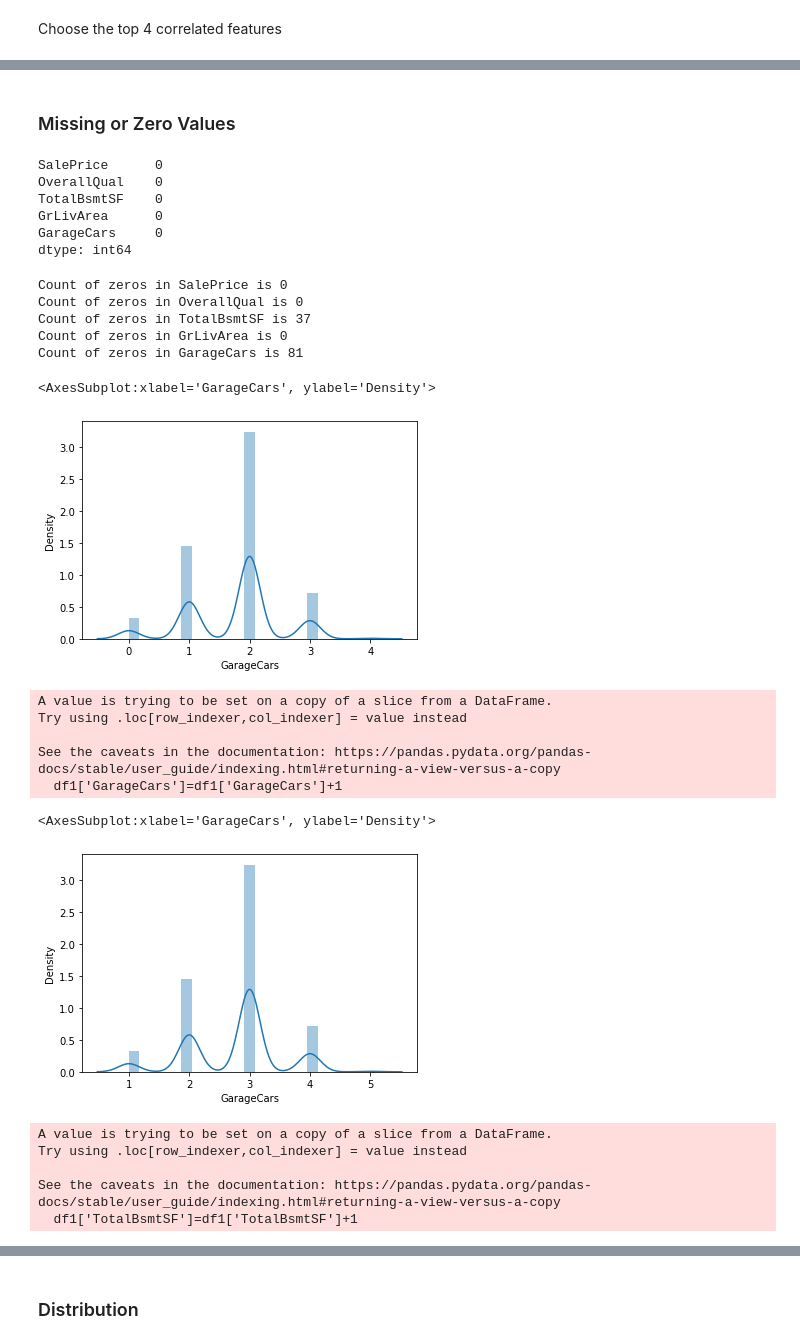
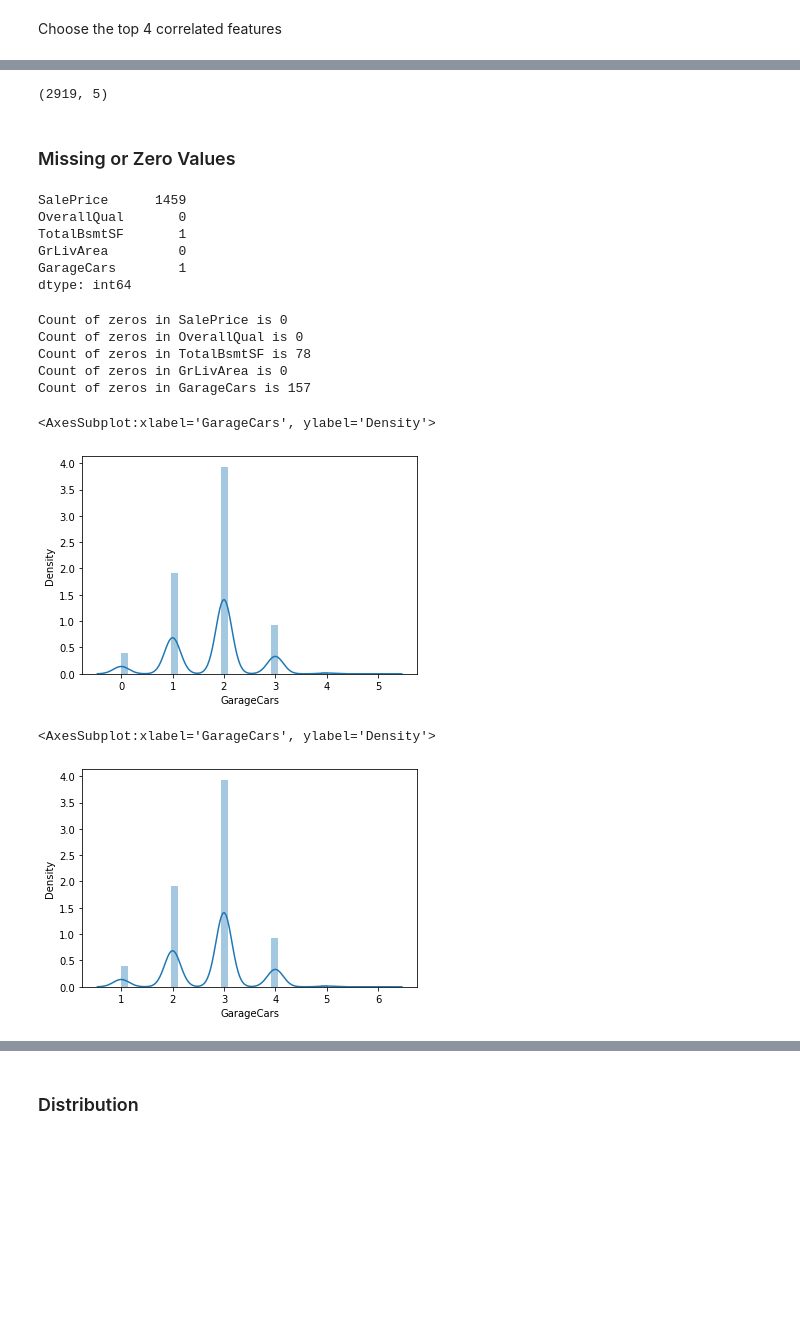
Before and after one commit to LooyeeNg/DataScienceProjects, a Jupyter notebook: house price predictions/house-price-predictions.ipynb, the cells around one changed output, grey strips where cells are left out. Drawn from its saved outputs; the diff is of its cells as text; code cells hidden in the pictures; blank space fills up the shorter version.

```diff
--- a/house price predictions/house-price-predictions.ipynb
+++ b/house price predictions/house-price-predictions.ipynb
@@ -6,6 +6,6 @@ import seaborn as sns
 import statistics
 from sklearn.model_selection import train_test_split
 # %%
-df = pd.read_csv('train.csv')
-df_test = pd.read_csv('test.csv')
+train_df = pd.read_csv('train.csv')
+test_df = pd.read_csv('test.csv')
 # %%
@@ -24,4 +29,6 @@ g = sns.heatmap(df[top_corr_features].corr(),annot=True,cmap="RdYlGn")
 # %% [markdown]
 Choose the top 4 correlated features
 # %%
-df1 = df[['SalePrice','OverallQual', 'TotalBsmtSF','GrLivArea', 'GarageCars']]
+train_df = train_df[['SalePrice','OverallQual', 'TotalBsmtSF','GrLivArea', 'GarageCars']]
+# %%
+test_df = test_df[['OverallQual', 'TotalBsmtSF','GrLivArea', 'GarageCars']]
@@ -28 +45,3 @@ df1 = df[['SalePrice','OverallQual', 'TotalBsmtSF','GrLivArea', 'GarageCars']]
+# %%
+final_df = pd.concat([train_df,test_df],axis=0)
 # %%
@@ -30,48 +49,42 @@ df1.to_csv('check1.csv',index=False)
+# %%
+final_df.shape
+# %% [output]
+(2919, 5)
 # %% [markdown]
 ### Missing or Zero Values
 # %%
-print(df1.isnull().sum())
+print(final_df.isnull().sum())
 # %% [output]
-SalePrice      0
-OverallQual    0
-TotalBsmtSF    0
-GrLivArea      0
-GarageCars     0
+SalePrice      1459
+OverallQual       0
+TotalBsmtSF       1
+GrLivArea         0
+GarageCars        1
 dtype: int64
 # %%
+num_features=['SalePrice','OverallQual', 'TotalBsmtSF','GrLivArea', 'GarageCars']
+
 for feature in num_features:
-    count = (df1[feature] == 0).sum()
+    count = (final_df[feature] == 0).sum()
     print("Count of zeros in {} is {}".format(feature, count))
 # %% [output]
 Count of zeros in SalePrice is 0
 Count of zeros in OverallQual is 0
-Count of zeros in TotalBsmtSF is 37
+Count of zeros in TotalBsmtSF is 78
 Count of zeros in GrLivArea is 0
-Count of zeros in GarageCars is 81
+Count of zeros in GarageCars is 157
 # %%
-sns.distplot(df1['GarageCars'])
+sns.distplot(final_df['GarageCars'])
 # %% [output]
 <AxesSubplot:xlabel='GarageCars', ylabel='Density'>
-[figure, old version]
+[figure, new version]
 # %%
-df1['GarageCars']=df1['GarageCars']+1
+final_df['GarageCars']=final_df['GarageCars']+1
-# %% [output]
-A value is trying to be set on a copy of a slice from a DataFrame.
-Try using .loc[row_indexer,col_indexer] = value instead
-
-See the caveats in the documentation: https://pandas.pydata.org/pandas-docs/stable/user_guide/indexing.html#returning-a-view-versus-a-copy
-  df1['GarageCars']=df1['GarageCars']+1
 # %%
-sns.distplot(df1['GarageCars'])
+sns.distplot(final_df['GarageCars'])
 # %% [output]
 <AxesSubplot:xlabel='GarageCars', ylabel='Density'>
-[figure, old version]
+[figure, new version]
 # %%
-df1['TotalBsmtSF']=df1['TotalBsmtSF']+1
+final_df['TotalBsmtSF']=final_df['TotalBsmtSF']+1
-# %% [output]
-A value is trying to be set on a copy of a slice from a DataFrame.
-Try using .loc[row_indexer,col_indexer] = value instead
-
-See the caveats in the documentation: https://pandas.pydata.org/pandas-docs/stable/user_guide/indexing.html#returning-a-view-versus-a-copy
-  df1['TotalBsmtSF']=df1['TotalBsmtSF']+1
 # %%
```
Also changed, not shown: parts of 39 cells of this notebook.
